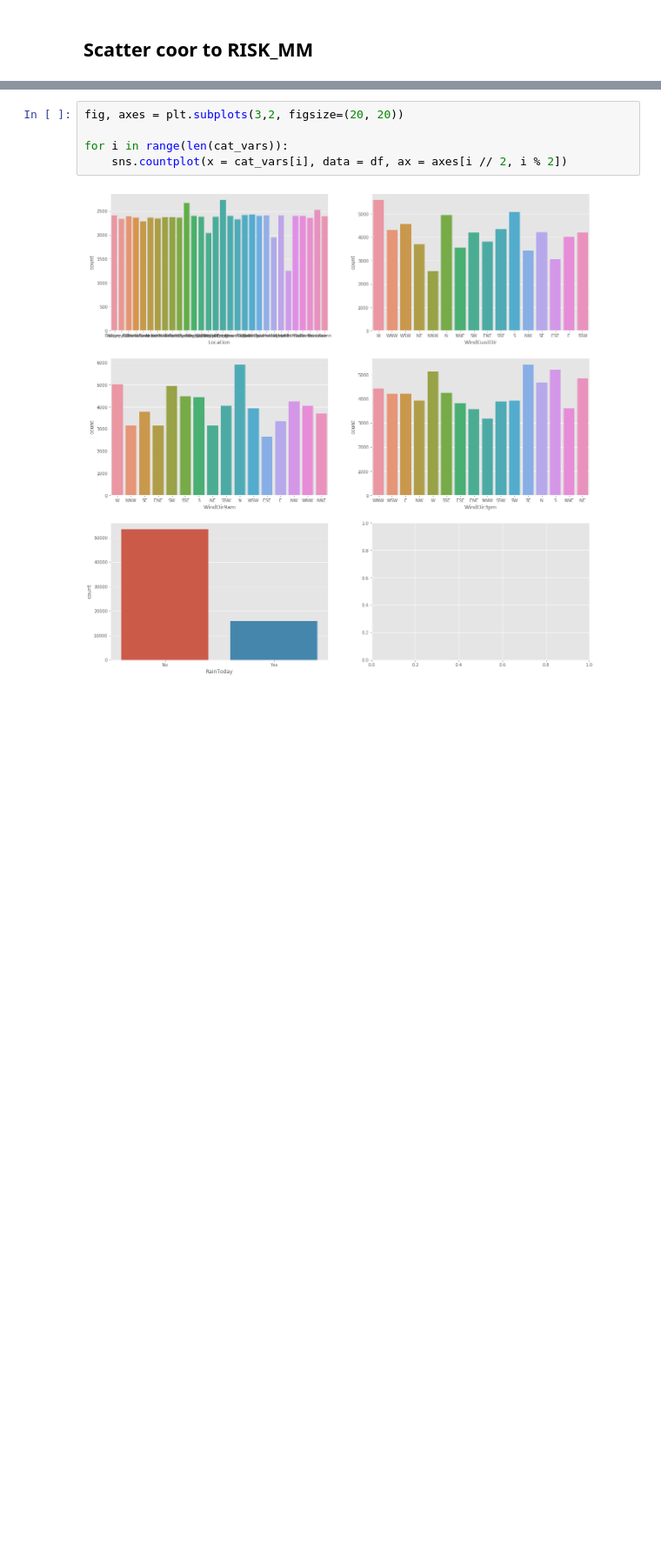
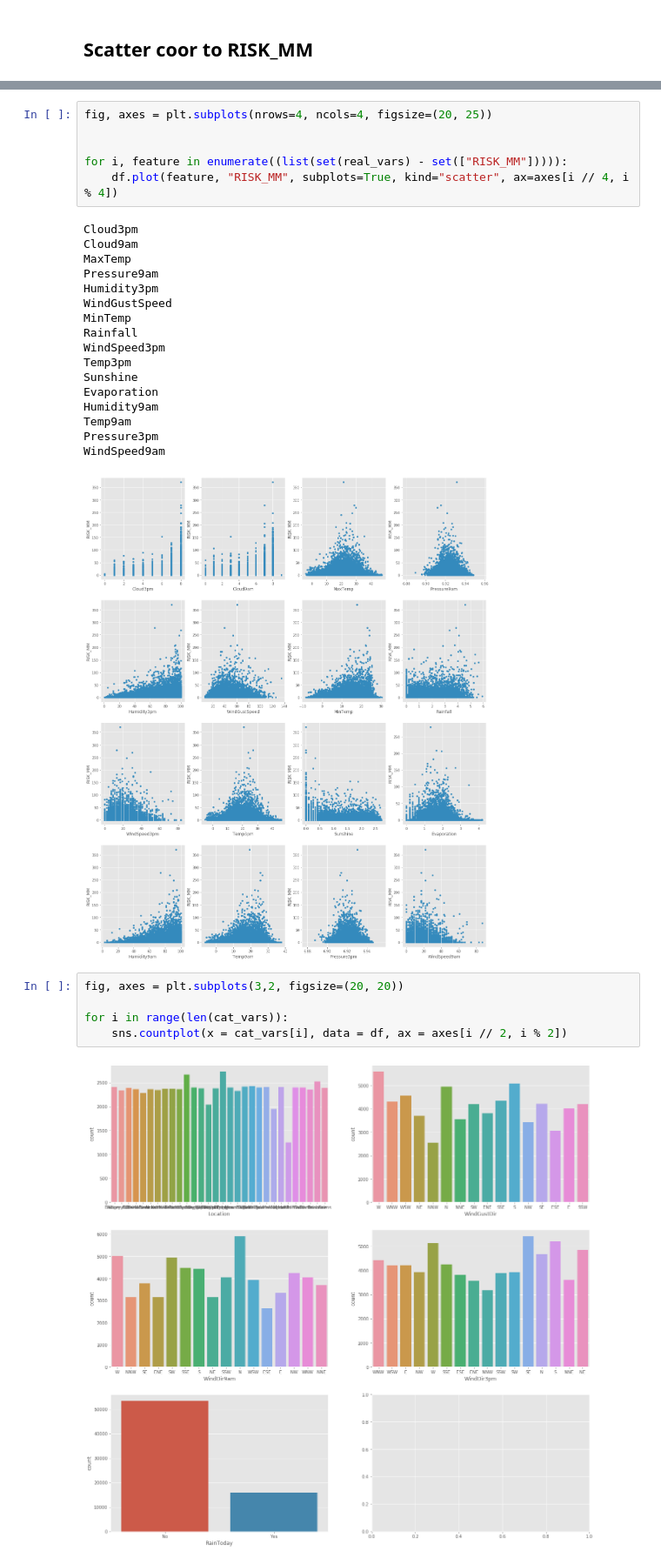
Before and after one commit to tarasovalx/BestHack2020-2nd, a Jupyter notebook: DataPreprocessing.ipynb, the cells around one changed output, grey strips where cells are left out. Shown at 87% size. Cells and saved outputs as stored; diff of their text form; blank space fills up the shorter version.

```diff
--- a/DataPreprocessing.ipynb
+++ b/DataPreprocessing.ipynb
@@ -143,3 +144,27 @@ TypeError: enumerate() missing required argument 'iterable' (pos 1)
+# %%
+fig, axes = plt.subplots(nrows=4, ncols=4, figsize=(20, 25))
+
+
+for i, feature in enumerate((list(set(real_vars) - set(["RISK_MM"])))):
+    df.plot(feature, "RISK_MM", subplots=True, kind="scatter", ax=axes[i // 4, i % 4])
+# %% [output]
+Cloud3pm
+Cloud9am
+MaxTemp
+Pressure9am
+Humidity3pm
+WindGustSpeed
+MinTemp
+Rainfall
+WindSpeed3pm
+Temp3pm
+Sunshine
+Evaporation
+Humidity9am
+Temp9am
+Pressure3pm
+WindSpeed9am
+[figure, added]
 # %%
 fig, axes = plt.subplots(3,2, figsize=(20, 20))
 
```
Also changed, not shown: parts of 12 cells of this notebook.
